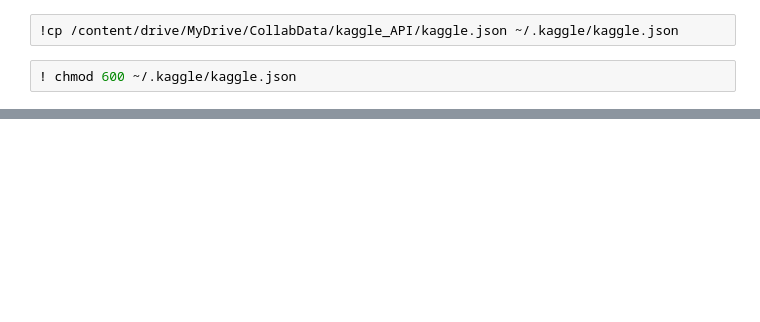
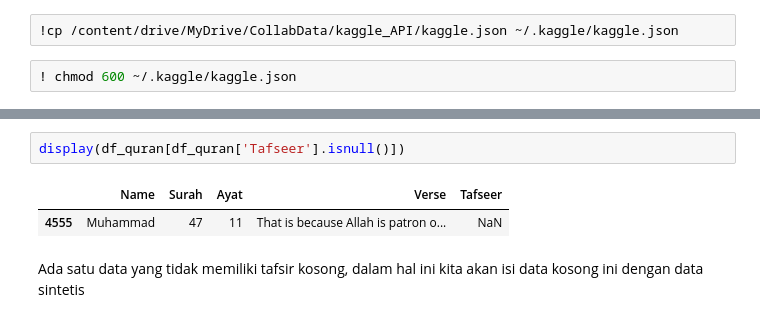
Before and after one commit to Bayhaqieee/Chatbot-QnA-Quran, a Jupyter notebook: Chatbot_Q&A_AlQuran_T5.ipynb, the cells around one changed output, grey strips where cells are left out. Saved outputs shown, nothing was run; the diff lists cells and outputs as text; blank space fills up the shorter version.

```diff
--- a/Chatbot_Q&A_AlQuran_T5.ipynb
+++ b/Chatbot_Q&A_AlQuran_T5.ipynb
@@ -69,0 +157,7 @@ Archive:  quranic-reasoning-synthetic-dataset.zip
+# %%
+display(df_quran[df_quran['Tafseer'].isnull()])
+# %% [output]
+|  | Name | Surah | Ayat | Verse | Tafseer |
+| 4555 | Muhammad | 47 | 11 | That is because Allah is patron o... | NaN |
+# %% [markdown]
+Ada satu data yang tidak memiliki tafsir kosong, dalam hal ini kita akan isi data kosong ini dengan data sintetis
```
Also changed, not shown: parts of 13 cells of this notebook.
